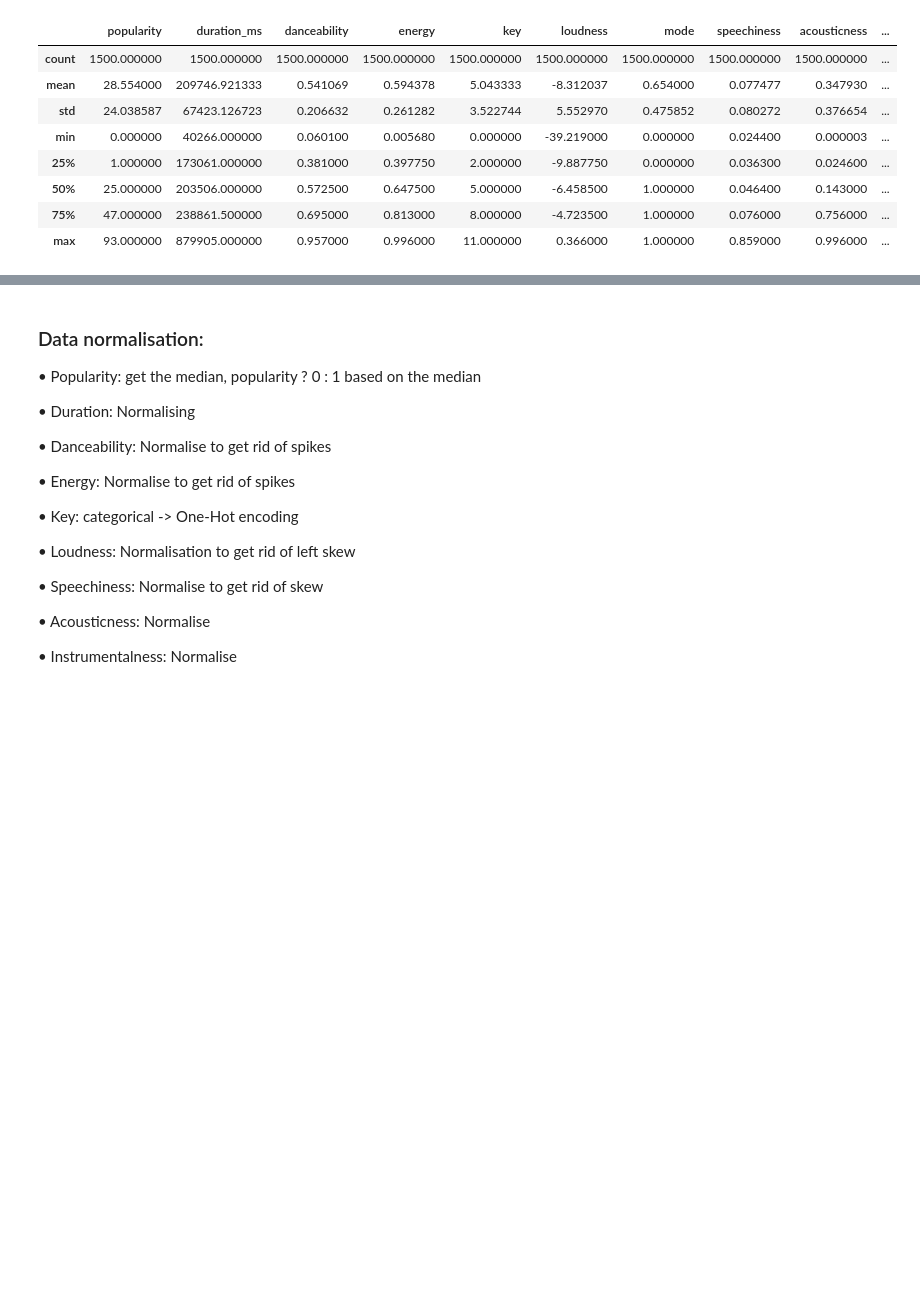
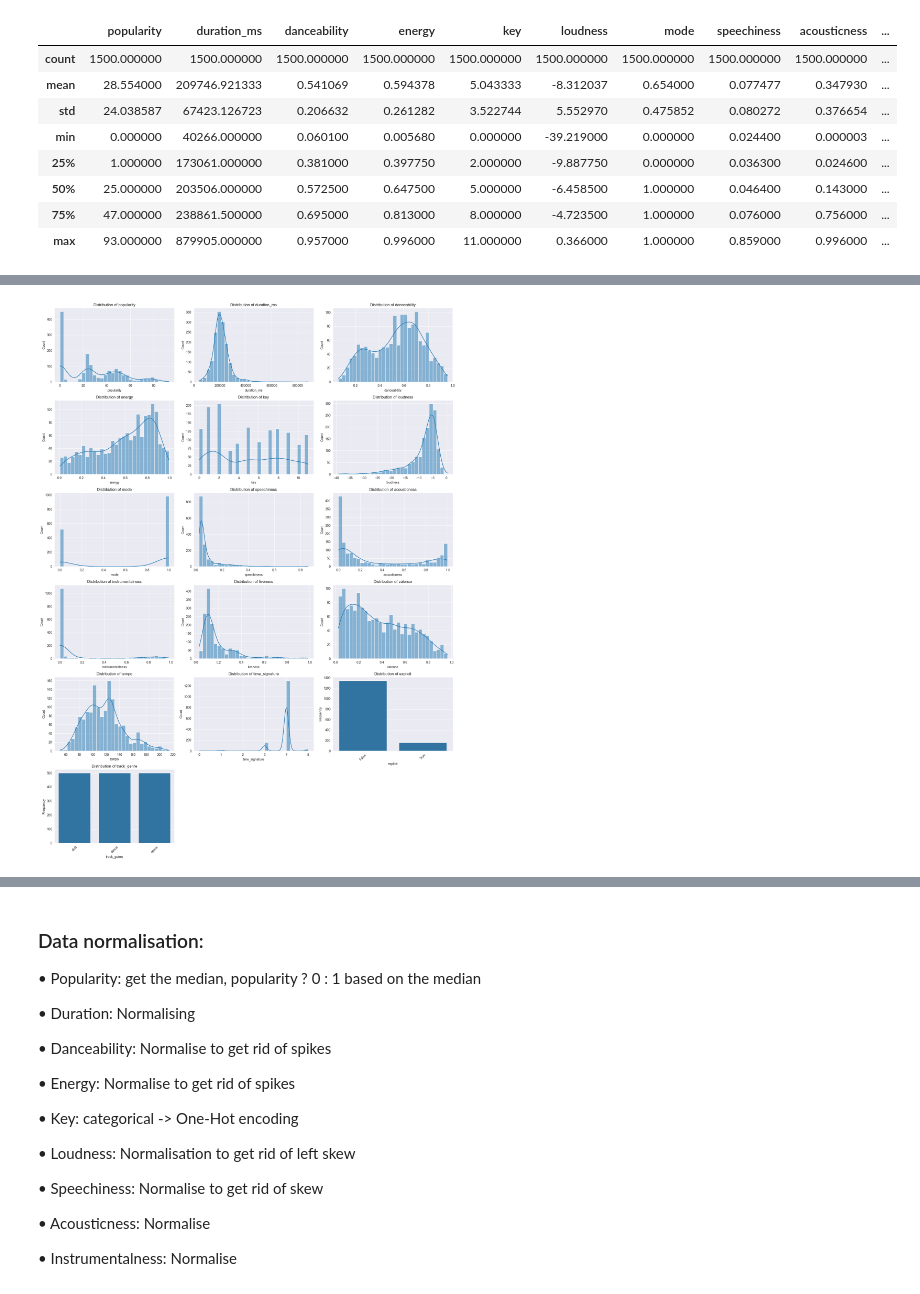
Before and after one commit to italotrt/CS4168-Data-Mining-Project, a Jupyter notebook: CS4168_Project.ipynb, the cells around one changed output, grey strips where cells are left out. Saved outputs shown, nothing was run; the diff lists cells and outputs as text; code cells hidden in the pictures; blank space fills up the shorter version.

```diff
--- a/CS4168_Project.ipynb
+++ b/CS4168_Project.ipynb
@@ -82,0 +105,37 @@ dataset.describe()
+# %%
+# General overview of the dataset
+
+# Separate numeric and categorical columns
+numeric_cols = df.select_dtypes(include=['float64', 'int64']).columns
+categorical_cols = df.select_dtypes(include=['bool', 'object']).columns
+
+# Total number of subplots
+all_cols = list(numeric_cols) + list(categorical_cols)
+total_plots = len(all_cols)
+cols = 3
+rows = (total_plots + cols - 1) // cols
+
+# Create subplots
+fig, axes = plt.subplots(rows, cols, figsize=(18, rows * 4))
+axes = axes.flatten()
+
+# Plot each column
+for i, col in enumerate(all_cols):
+    if col in numeric_cols:
+        sns.histplot(df[col], kde=True, bins=30, ax=axes[i])
+        axes[i].set_ylabel("Count")
+    else:
+        sns.countplot(data=df, x=col, ax=axes[i])
+        axes[i].set_ylabel("Frequency")
+        axes[i].tick_params(axis='x', rotation=45)
+
+    axes[i].set_title(f'Distribution of {col}')
+    axes[i].set_xlabel(col)
+
+for j in range(len(all_cols), len(axes)):
+    fig.delaxes(axes[j])
+
+plt.tight_layout()
+plt.show()
+# %% [output]
+[figure, added]
```
Also changed, not shown: parts of 30 cells of this notebook, 1 other file.
